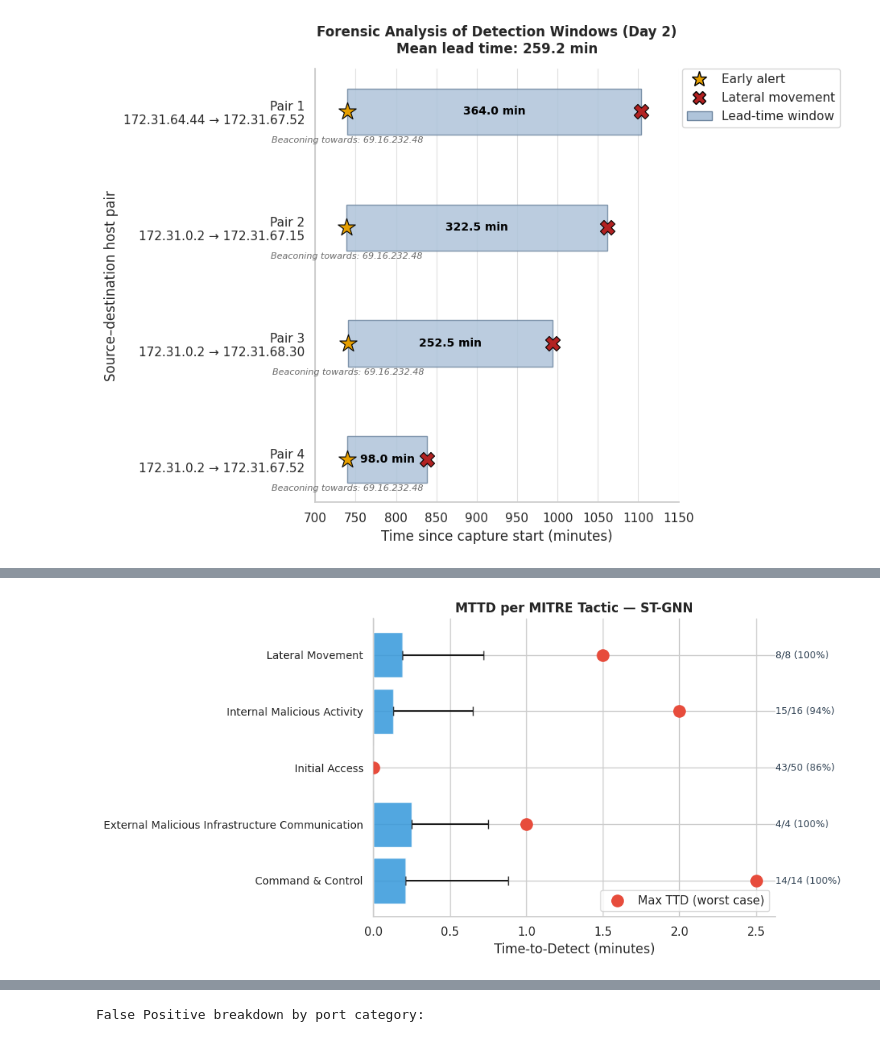
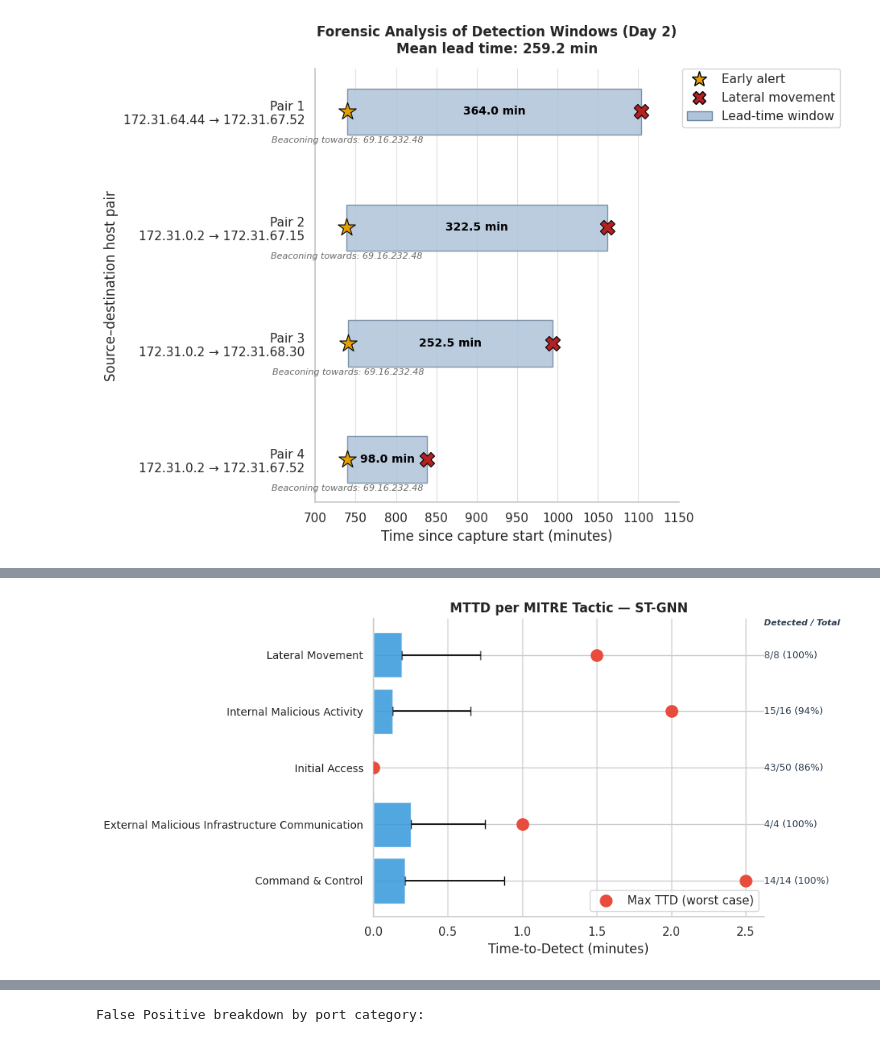
Before and after one commit to tatipar/temporalgnn-nids, a Jupyter notebook: code/python/notebook/mitre_comparison.ipynb, the cells around one changed output, grey strips where cells are left out. Cells and saved outputs as stored; diff of their text form; code cells hidden in the pictures.

```diff
--- a/code/python/notebook/mitre_comparison.ipynb
+++ b/code/python/notebook/mitre_comparison.ipynb
@@ -869,35 +920,43 @@ display(df_mttd)
 # %%
 # ── MTTD bar chart with Max TTD and Instance Detection Rate ──────────────
 df_plot = df_mttd[df_mttd['MITRE_Tactic_Base'] != 'Unknown'].sort_values('Real_Start_Minute').copy()
 errores = [np.zeros(len(df_plot)), df_plot['Std_TTD_Minutes'].values]
 
 fig, ax = plt.subplots(figsize=(10, 5))
 y_pos = np.arange(len(df_plot))
 bars = ax.barh(y_pos, df_plot['MTTD_Minutes'], xerr=errores, capsize=4,
-               color='#3498db', alpha=0.85)
+                color='#3498db', alpha=0.85)
 ax.scatter(df_plot['Max_TTD_Minutes'], y_pos,
-           color='#e74c3c', s=120, zorder=4, label='Max TTD (worst case)')
+            color='#e74c3c', s=120, zorder=4, label='Max TTD (worst case)')
+
+_x_label = df_plot['Max_TTD_Minutes'].max() * 1.05
+
+# Column header for the right-side annotations
+ax.text(_x_label, len(df_plot) - 0.5,
+        'Detected / Total',
+        va='bottom', ha='left', fontsize=8, color='#2c3e50',
+        style='italic', fontweight='bold')
 
 for i, (_, row) in enumerate(df_plot.iterrows()):
     rate = row['Instance_Detection_Rate_%']
     detected = int(row['Detected_Instances'])
     total    = int(row['Total_Instances'])
-    ax.text(df_plot['Max_TTD_Minutes'].max() * 1.05, y_pos[i],
+    ax.text(_x_label, y_pos[i],
             f"{detected}/{total} ({rate:.0f}%)",
             va='center', fontsize=9, color='#2c3e50')
 
 ax.set_yticks(y_pos)
 ax.set_yticklabels(df_plot['MITRE_Tactic_Base'], fontsize=10)
 ax.set_xlabel('Time-to-Detect (minutes)')
 ax.set_title('MTTD per MITRE Tactic — ST-GNN', fontsize=12, weight='bold')
 ax.legend(loc='lower right')
 ax.spines['top'].set_visible(False)
 ax.spines['right'].set_visible(False)
 plt.tight_layout()
 plt.savefig(f'{PLOTS_DIR}/mttd_stgnn.png', dpi=300)
 plt.show()
 # %% [output]
-[figure, old version]
+[figure, new version]
 # %%
 # ── Model confidence per tactic (from analyze_timeline) ──────────────────
 df_timeline_stgnn = ttd_per_model.get('ST-GNN', pd.DataFrame())
```
Also changed, not shown: parts of 12 cells of this notebook.
